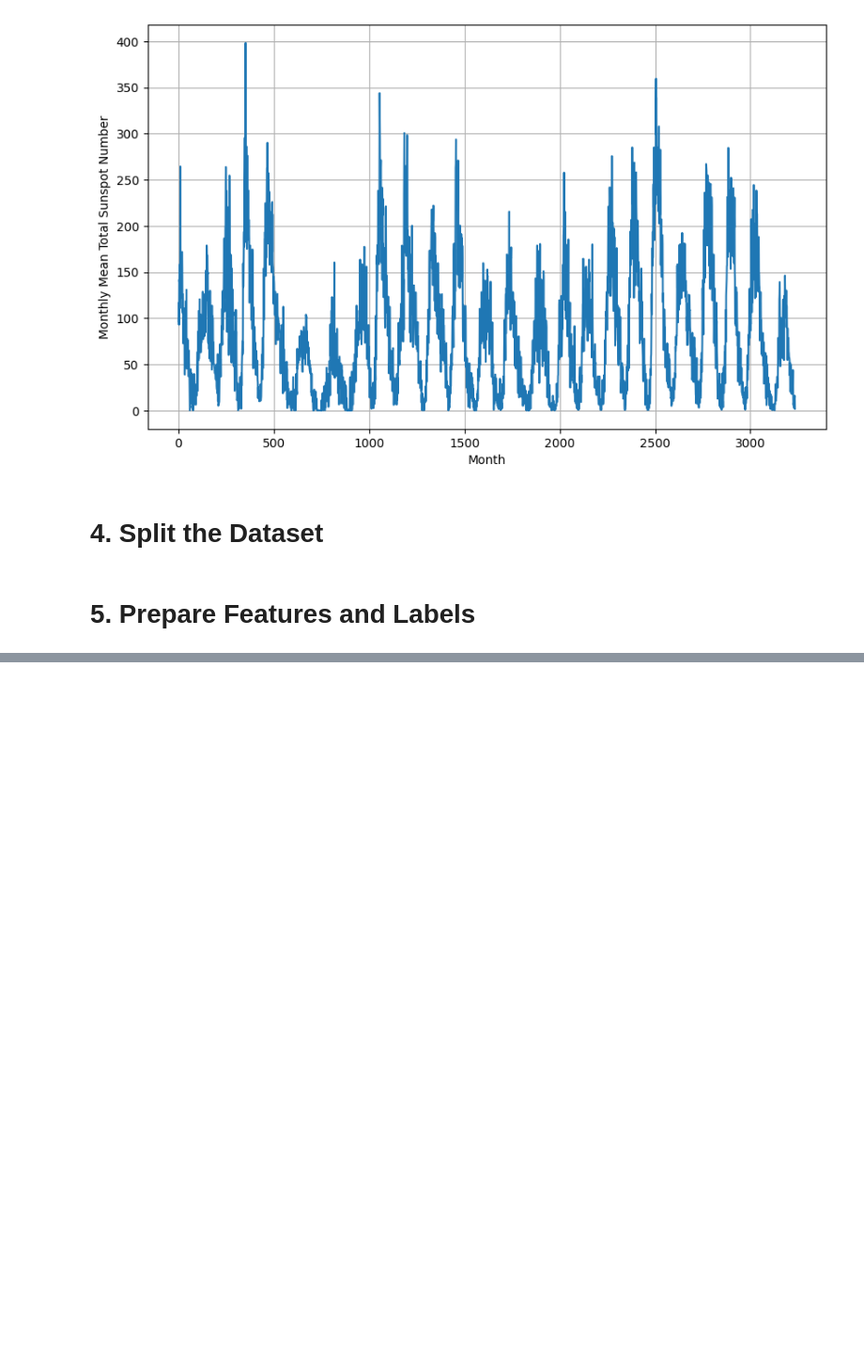
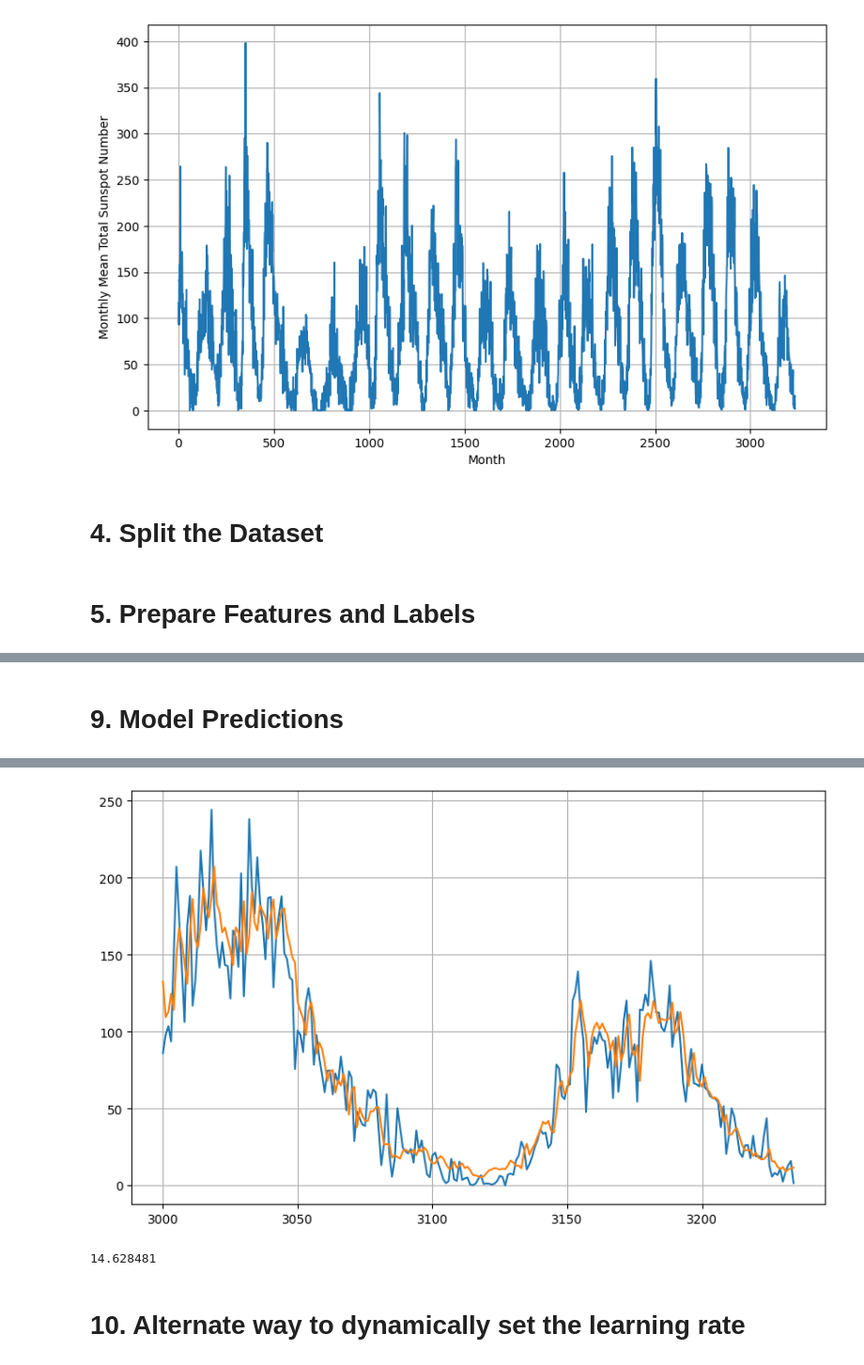
Before and after one commit to jspooons/tensorflow-basics, a Jupyter notebook: 4_Predicting_Sequences_101/4_forecasting_real_data.ipynb, the cells around one changed output, grey strips where cells are left out. Shown: that part at 94% size. Saved outputs shown, nothing was run; the diff lists cells and outputs as text; code cells hidden in the pictures; blank space fills up the shorter version.

Commit message:
forecasting real data and using lr decay

```diff
--- a/4_Predicting_Sequences_101/4_forecasting_real_data.ipynb
+++ b/4_Predicting_Sequences_101/4_forecasting_real_data.ipynb
@@ -88,0 +266,30 @@ x_valid = series[split_time:]
+# %% [markdown]
+# 9. Model Predictions
+# %%
+def model_forecast(model, series, window_size, batch_size):
+    # Generate a TF Dataset from the series values
+    dataset = tf.data.Dataset.from_tensor_slices(series)
+
+    # Window the data but only take those with the specified size
+    dataset = dataset.window(window_size, shift=1, drop_remainder=True)
+
+    # Flatten the windows by putting its elements in a single batch
+    dataset = dataset.flat_map(lambda w: w.batch(window_size))
+
+    # Create batches of windows
+    dataset = dataset.batch(batch_size).prefetch(1)
+
+    # Get predictions on the entire dataset
+    forecast = model.predict(dataset)
+
+    return forecast
+# %%
+forecast_series = series[split_time-window_size:-1]
+
+forecast = model_forecast(model, forecast_series, window_size, batch_size)
+
+# drop single dimensional axis
+results = forecast.squeeze()
+
+plot_series(time_valid, (x_valid, results))
+# %% [output]
@@ -88,0 +297,8 @@ x_valid = series[split_time:]
+[figure, added]
+# %%
+# Compute the MAE
+print(tf.keras.metrics.mean_absolute_error(x_valid, results).numpy())
+# %% [output]
+14.628481
+# %% [markdown]
+# 10. Alternate way to dynamically set the learning rate
```
Also changed, not shown: parts of 20 cells of this notebook.
